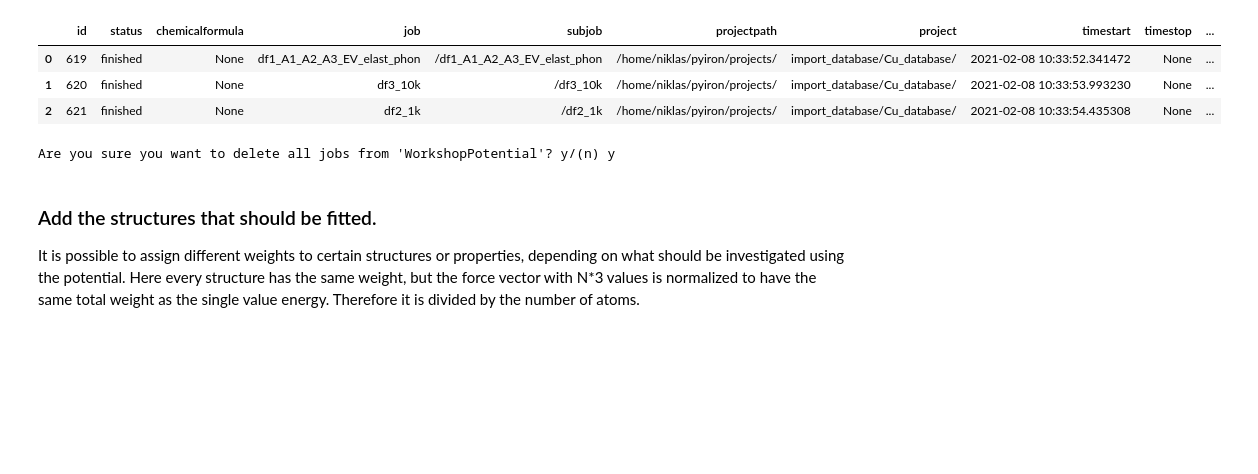
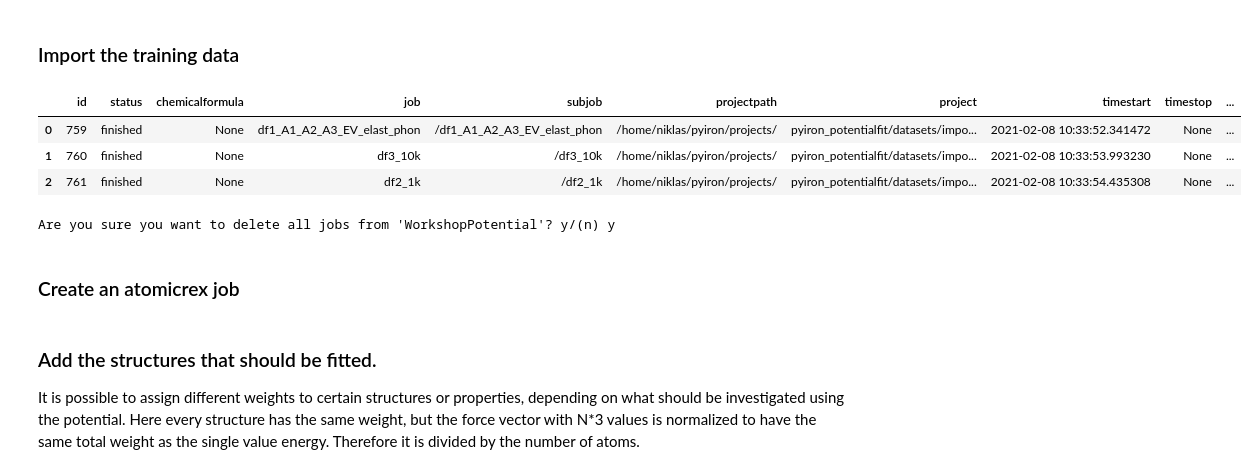
Before and after one commit to pyiron-workshop/potentials-workshop-2021, a Jupyter notebook: day_2/atomicrex/WorkshopPotentialEAM.ipynb, the cells around one changed output. Cells and saved outputs as stored; diff of their text form; code cells hidden in the pictures; blank space fills up the shorter version.

```diff
--- a/day_2/atomicrex/WorkshopPotentialEAM.ipynb
+++ b/day_2/atomicrex/WorkshopPotentialEAM.ipynb
@@ -4,15 +23,17 @@ import numpy as np
 
 from pyiron import Project, ase_to_pyiron
+# %% [markdown]
+### Import the training data
 # %%
-data_pr = Project("../../datasets")
+data_pr = Project("../../datasets/imported_datasets/")
 if len(data_pr.job_table()) == 0:
-    data_pr.unpack("Cu_training_archive")
+    data_pr.unpack("../../datasets/Cu_training_archive")
 data_pr.job_table()
 # %% [output]
 |  | id | status | chemicalformula | job | subjob | projectpath | project | timestart | timestop | ... |
-| 0 | 619 | finished | None | df1_A1_A2_A3_EV_elast_phon | /df1_A1_A2_A3_EV_elast_phon | /home/niklas/pyiron/projects/ | import_database/Cu_database/ | 2021-02-08 10:33:52.341472 | None | ... |
-| 1 | 620 | finished | None | df3_10k | /df3_10k | /home/niklas/pyiron/projects/ | import_database/Cu_database/ | 2021-02-08 10:33:53.993230 | None | ... |
-| 2 | 621 | finished | None | df2_1k | /df2_1k | /home/niklas/pyiron/projects/ | import_database/Cu_database/ | 2021-02-08 10:33:54.435308 | None | ... |
+| 0 | 759 | finished | None | df1_A1_A2_A3_EV_elast_phon | /df1_A1_A2_A3_EV_elast_phon | /home/niklas/pyiron/projects/ | pyiron_potentialfit/datasets/impo... | 2021-02-08 10:33:52.341472 | None | ... |
+| 1 | 760 | finished | None | df3_10k | /df3_10k | /home/niklas/pyiron/projects/ | pyiron_potentialfit/datasets/impo... | 2021-02-08 10:33:53.993230 | None | ... |
+| 2 | 761 | finished | None | df2_1k | /df2_1k | /home/niklas/pyiron/projects/ | pyiron_potentialfit/datasets/impo... | 2021-02-08 10:33:54.435308 | None | ... |
 # %%
 data_job = data_pr.load("df1_A1_A2_A3_EV_elast_phon")
 df = data_job.to_pandas()
@@ -21,5 +43,7 @@ pr = Project("WorkshopPotential")
 # %% [output]
 Are you sure you want to delete all jobs from 'WorkshopPotential'? y/(n) y
+# %% [markdown]
+### Create an atomicrex job
 # %%
 job = pr.create_job(pr.job_type.Atomicrex, "PotentialDF1")
 # %% [markdown]
```
Also changed, not shown: parts of 22 cells of this notebook.
